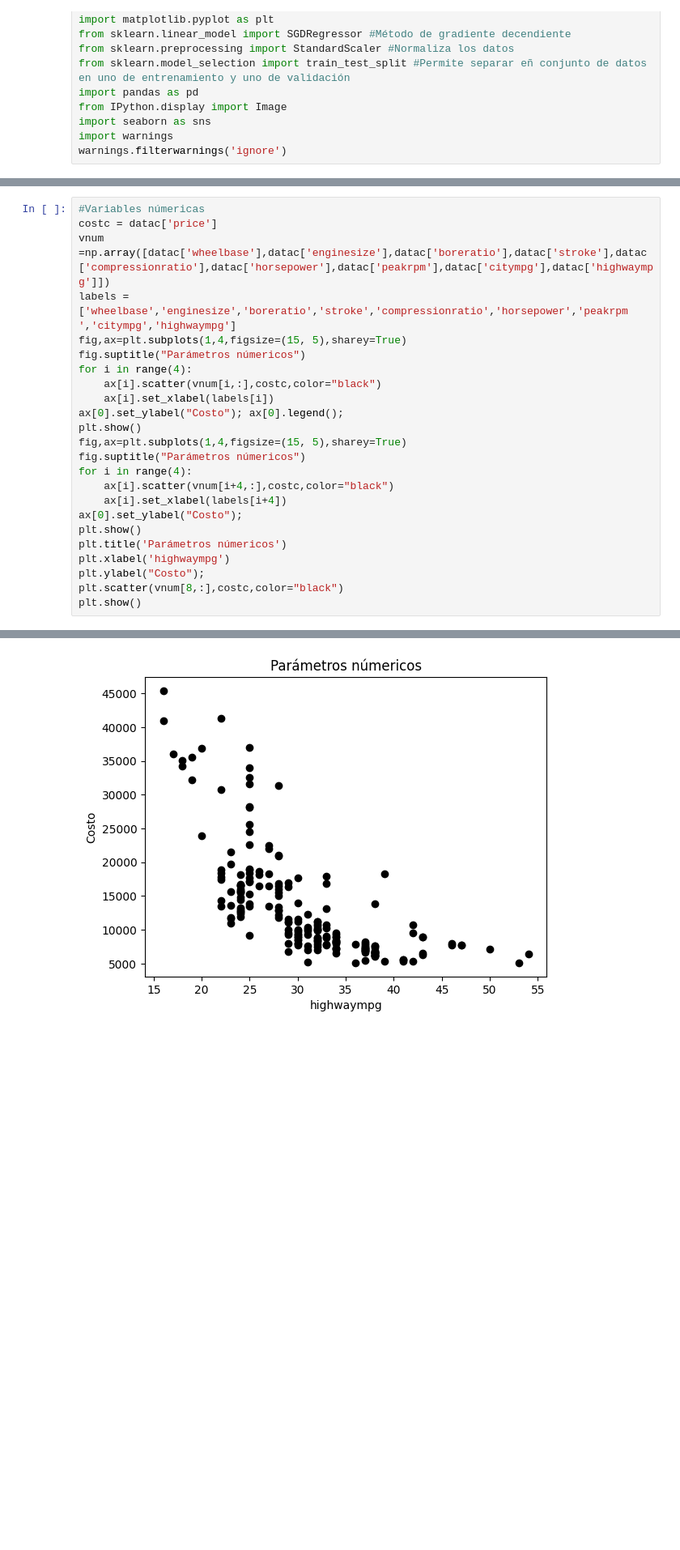
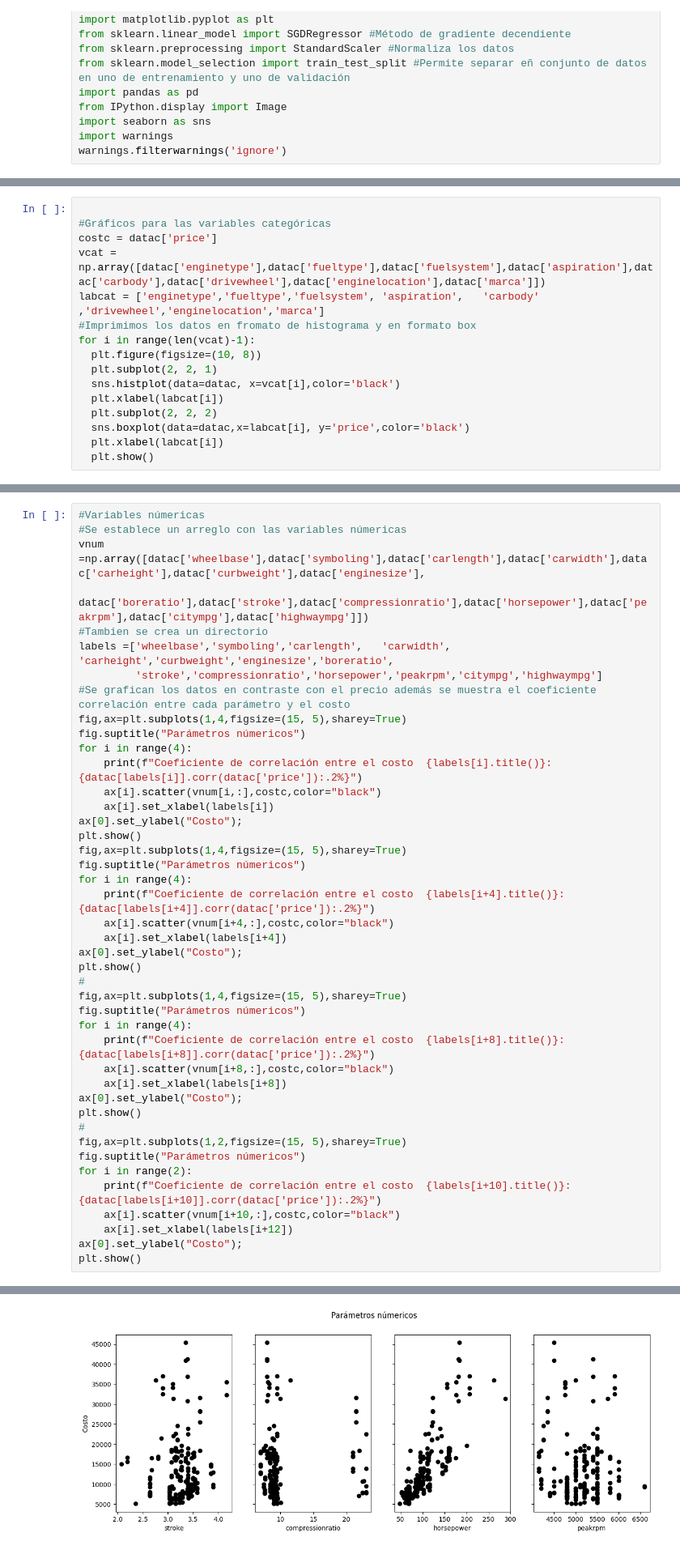
Before and after one commit to DCI-alxogm/ml2023-proditorIF, a Jupyter notebook: Sep8-9/Clase_09sep_McL_BRM.ipynb, the cells around one changed output, grey strips where cells are left out. Shown at 81% size. Saved outputs shown, nothing was run; the diff lists cells and outputs as text; blank space fills up the shorter version.

```diff
--- a/Sep8-9/Clase_09sep_McL_BRM.ipynb
+++ b/Sep8-9/Clase_09sep_McL_BRM.ipynb
@@ -42,0 +86,16 @@ plt.show()
+# %%
+
+#Gráficos para las variables categóricas
+costc = datac['price']
+vcat = np.array([datac['enginetype'],datac['fueltype'],datac['fuelsystem'],datac['aspiration'],datac['carbody'],datac['drivewheel'],datac['enginelocation'],datac['marca']])
+labcat = ['enginetype','fueltype','fuelsystem',	'aspiration',	'carbody'	,'drivewheel','enginelocation','marca']
+#Imprimimos los datos en fromato de histograma y en formato box
+for i in range(len(vcat)-1):
+  plt.figure(figsize=(10, 8))
+  plt.subplot(2, 2, 1)
+  sns.histplot(data=datac, x=vcat[i],color='black')
+  plt.xlabel(labcat[i])
+  plt.subplot(2, 2, 2)
+  sns.boxplot(data=datac,x=labcat[i], y='price',color='black')
+  plt.xlabel(labcat[i])
+  plt.show()
@@ -43,25 +140,44 @@ plt.show()
 # %%
 #Variables númericas
-costc = datac['price']
-vnum =np.array([datac['wheelbase'],datac['enginesize'],datac['boreratio'],datac['stroke'],datac['compressionratio'],datac['horsepower'],datac['peakrpm'],datac['citympg'],datac['highwaympg']])
-labels =['wheelbase','enginesize','boreratio','stroke','compressionratio','horsepower','peakrpm	','citympg','highwaympg']
+#Se establece un arreglo con las variables númericas
+vnum =np.array([datac['wheelbase'],datac['symboling'],datac['carlength'],datac['carwidth'],datac['carheight'],datac['curbweight'],datac['enginesize'],
+                datac['boreratio'],datac['stroke'],datac['compressionratio'],datac['horsepower'],datac['peakrpm'],datac['citympg'],datac['highwaympg']])
+#Tambien se crea un directorio
+labels =['wheelbase','symboling','carlength',	'carwidth', 'carheight','curbweight','enginesize','boreratio',
+         'stroke','compressionratio','horsepower','peakrpm','citympg','highwaympg']
+#Se grafican los datos en contraste con el precio además se muestra el coeficiente correlación entre cada parámetro y el costo
 fig,ax=plt.subplots(1,4,figsize=(15, 5),sharey=True)
 fig.suptitle("Parámetros númericos")
 for i in range(4):
+    print(f"Coeficiente de correlación entre el costo  {labels[i].title()}: {datac[labels[i]].corr(datac['price']):.2%}")
     ax[i].scatter(vnum[i,:],costc,color="black")
     ax[i].set_xlabel(labels[i])
-ax[0].set_ylabel("Costo"); ax[0].legend();
+ax[0].set_ylabel("Costo");
 plt.show()
 fig,ax=plt.subplots(1,4,figsize=(15, 5),sharey=True)
 fig.suptitle("Parámetros númericos")
 for i in range(4):
+    print(f"Coeficiente de correlación entre el costo  {labels[i+4].title()}: {datac[labels[i+4]].corr(datac['price']):.2%}")
     ax[i].scatter(vnum[i+4,:],costc,color="black")
     ax[i].set_xlabel(labels[i+4])
 ax[0].set_ylabel("Costo");
 plt.show()
-plt.title('Parámetros númericos')
-plt.xlabel('highwaympg')
-plt.ylabel("Costo");
-plt.scatter(vnum[8,:],costc,color="black")
+#
+fig,ax=plt.subplots(1,4,figsize=(15, 5),sharey=True)
+fig.suptitle("Parámetros númericos")
+for i in range(4):
+    print(f"Coeficiente de correlación entre el costo  {labels[i+8].title()}: {datac[labels[i+8]].corr(datac['price']):.2%}")
+    ax[i].scatter(vnum[i+8,:],costc,color="black")
+    ax[i].set_xlabel(labels[i+8])
+ax[0].set_ylabel("Costo");
 plt.show()
+#
+fig,ax=plt.subplots(1,2,figsize=(15, 5),sharey=True)
+fig.suptitle("Parámetros númericos")
+for i in range(2):
+    print(f"Coeficiente de correlación entre el costo  {labels[i+10].title()}: {datac[labels[i+10]].corr(datac['price']):.2%}")
+    ax[i].scatter(vnum[i+10,:],costc,color="black")
+    ax[i].set_xlabel(labels[i+12])
+ax[0].set_ylabel("Costo");
+plt.show()
 # %% [output]
@@ -71 +198 @@ WARNING:matplotlib.legend:No artists with labels found to put in legend.  Note t
-[figure, old version]
+[figure, new version]
```
Also changed, not shown: parts of 30 cells of this notebook.
